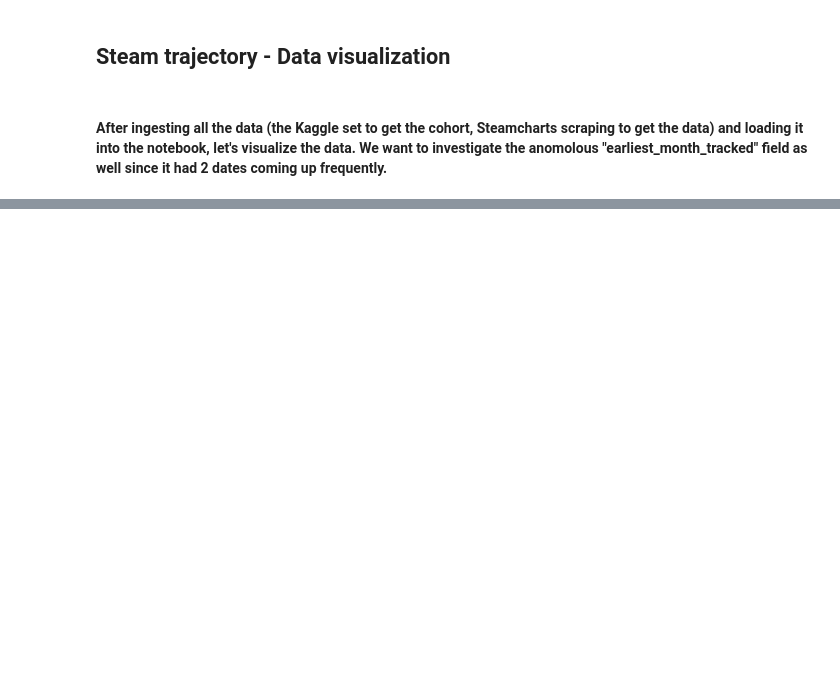
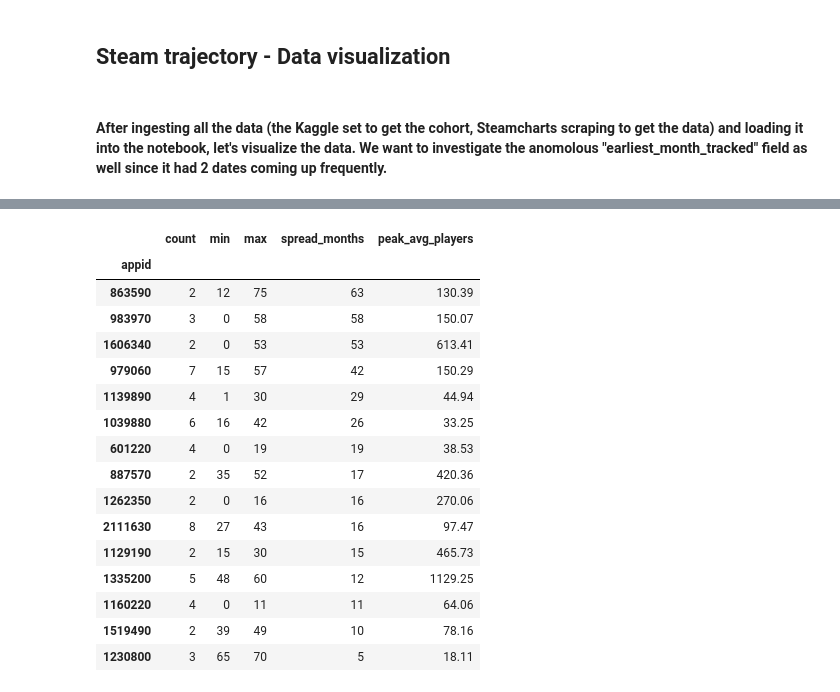
Before and after one commit to pmacias/steam-trajectory, a Jupyter notebook: notebooks/02_data_visualization.ipynb, the cells around one changed output, grey strips where cells are left out. Saved outputs shown, nothing was run; the diff lists cells and outputs as text; code cells hidden in the pictures; blank space fills up the shorter version.

```diff
--- a/notebooks/02_data_visualization.ipynb
+++ b/notebooks/02_data_visualization.ipynb
@@ -143,2 +140,33 @@ Games table has: 215 games
 In monthly_metrics but not in games table: set()
 In games table but missing from monthly_metrics: set()
+# %%
+# For each game, find every month that's "near-peak" (within 90%
+# of its own max) and see how spread out those near-peak months are
+near_peak = monthly_df[monthly_df["normalized_players"] >= 0.9]
+spread = near_peak.groupby("appid")["months_since_start"].agg(["count", "min", "max"])
+spread["spread_months"] = spread["max"] - spread["min"]
+
+# Bring in each game's actual peak avg_players, to test the
+# low-count-noise theory directly
+spread = spread.join(monthly_df.groupby("appid")["avg_players"].max().rename("peak_avg_players"))
+
+# Sort by spread — the widest-spread "comb" offenders first
+spread.sort_values("spread_months", ascending=False).head(15)
+# %% [output]
+|  | count | min | max | spread_months | peak_avg_players |
+| appid |  |  |  |  |  |
+| 863590 | 2 | 12 | 75 | 63 | 130.39 |
+| 983970 | 3 | 0 | 58 | 58 | 150.07 |
+| 1606340 | 2 | 0 | 53 | 53 | 613.41 |
+| 979060 | 7 | 15 | 57 | 42 | 150.29 |
+| 1139890 | 4 | 1 | 30 | 29 | 44.94 |
+| 1039880 | 6 | 16 | 42 | 26 | 33.25 |
+| 601220 | 4 | 0 | 19 | 19 | 38.53 |
+| 887570 | 2 | 35 | 52 | 17 | 420.36 |
+| 1262350 | 2 | 0 | 16 | 16 | 270.06 |
+| 2111630 | 8 | 27 | 43 | 16 | 97.47 |
+| 1129190 | 2 | 15 | 30 | 15 | 465.73 |
+| 1335200 | 5 | 48 | 60 | 12 | 1129.25 |
+| 1160220 | 4 | 0 | 11 | 11 | 64.06 |
+| 1519490 | 2 | 39 | 49 | 10 | 78.16 |
+| 1230800 | 3 | 65 | 70 | 5 | 18.11 |
```
Also changed, not shown: parts of 12 cells of this notebook, 5 other files.
